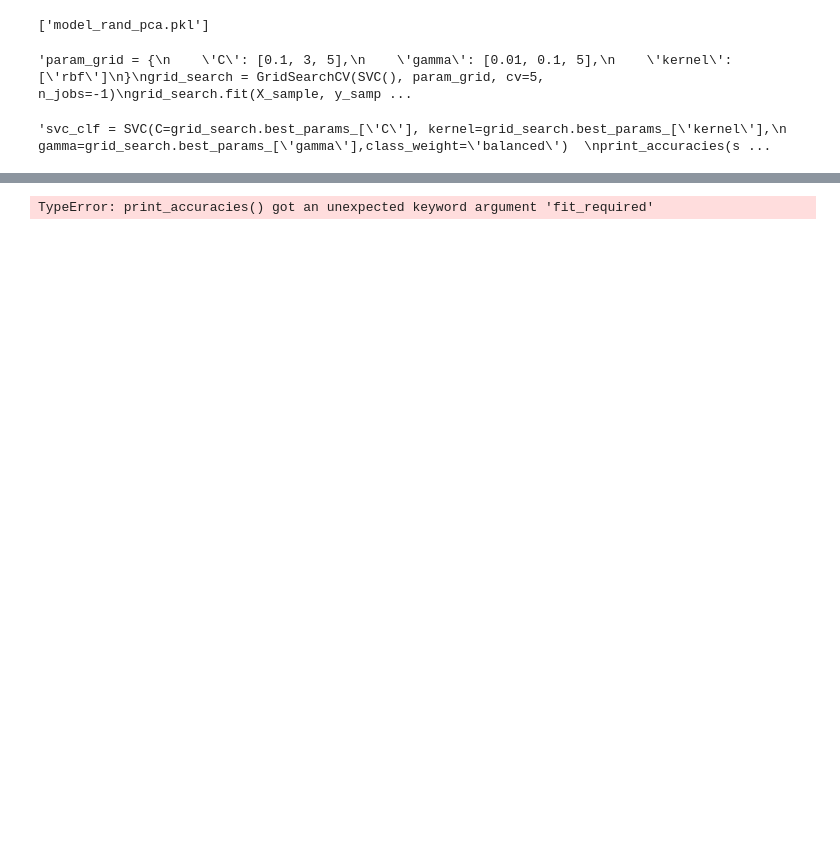
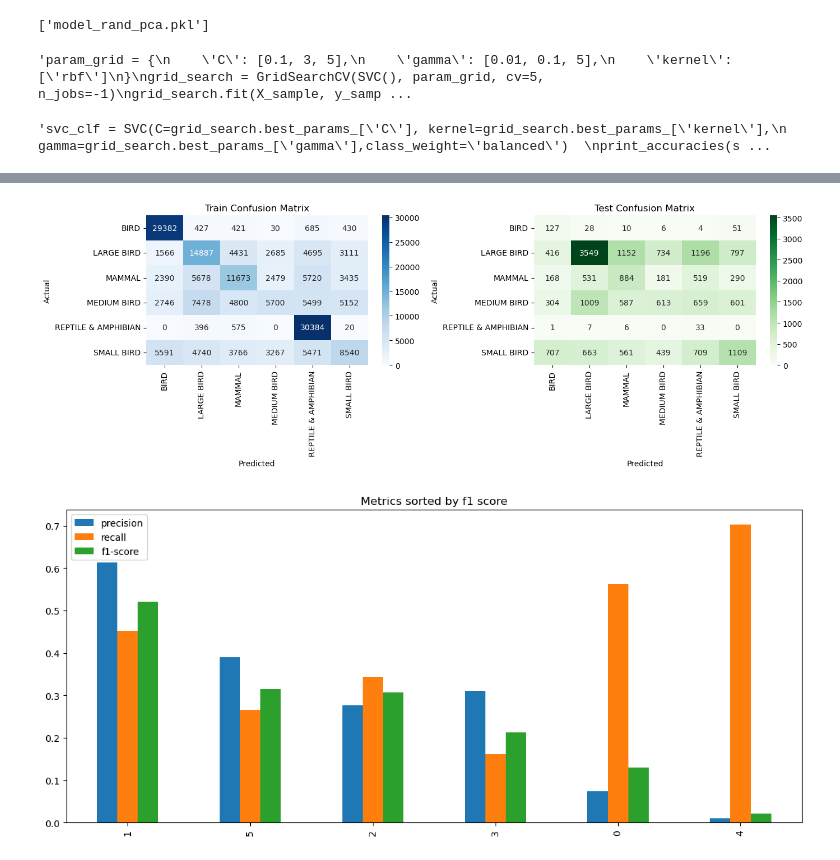
Before and after one commit to Clarkson-Applied-Data-Science/2024_ia651_gurmessa, a Jupyter notebook: EDA.ipynb, the cells around one changed output, grey strips where cells are left out. Drawn from its saved outputs; the diff is of its cells as text; code cells hidden in the pictures; blank space fills up the shorter version.

Commit message:
Read me updated with images from model results

```diff
--- a/EDA.ipynb
+++ b/EDA.ipynb
@@ -491,7 +491,16 @@ def print_accuracies(model, X_train, y_train, X_test, y_test, model_name,fit_req
     # Predict
     y_train_pred = model.predict(X_train)
     y_test_pred = model.predict(X_test)
+    if not fit_required:
+        y_train_pred_prob = model.predict(X_train)
+        y_test_pred_prob = model.predict(X_test)
 
+        # Convert predictions to class labels
+        y_train_pred = np.argmax(y_train_pred_prob, axis=1)
+        y_test_pred = np.argmax(y_test_pred_prob, axis=1)
+
+        y_train = np.argmax(y_train, axis=1)
+        y_test = np.argmax(y_test, axis=1)
     # Accuracy
     train_accuracy = accuracy_score(y_train, y_train_pred)
     test_accuracy = accuracy_score(y_test, y_test_pred)
@@ -523,6 +532,7 @@ def print_accuracies(model, X_train, y_train, X_test, y_test, model_name,fit_req
     axes[1].set_ylabel('Actual')
 
     plt.tight_layout()
+    plt.savefig(f"{model_name}_confusion.png", dpi=300, bbox_inches='tight')
     plt.show()
 
     report = classification_report(y_test, y_test_pred, output_dict=True, zero_division=1)
@@ -534,7 +544,7 @@ def print_accuracies(model, X_train, y_train, X_test, y_test, model_name,fit_req
 
     top_labels = df_labels.sort_values('f1-score', ascending=False).head(20)
     top_labels[['precision', 'recall', 'f1-score']].plot.bar(figsize=(14, 6), title='Metrics sorted by f1 score')
-
+    plt.savefig(f"{model_name}_metrics.png", dpi=300, bbox_inches='tight')
     plt.show()
 # %%
 model_log_no_pcs = LogisticRegression(random_state=42)
@@ -677,6 +687,17 @@ model = Sequential([
 
 model.compile(optimizer=tf.keras.optimizers.Adam(learning_rate=1e-3), loss='categorical_crossentropy', metrics=['accuracy'])
 model.fit(X_train, y_train_onehot, epochs=50, batch_size=32, validation_split=0.2)
-print_accuracies(model , X_train,y_train_onehot,X_test,y_test_onehot, "Neural Networks",fit_required=False, species_names=[str(cls) for cls in np.unique(y_train)])
+
+y_train_pred = np.argmax(model.predict(X_train), axis=1)
+y_test_pred = np.argmax(model.predict(X_test), axis=1)
+
+y_train_true = np.argmax(y_train_onehot, axis=1)
+y_test_true = np.argmax(y_test_onehot, axis=1)
+
+train_accuracy = accuracy_score(y_train_true, y_train_pred)
+test_accuracy = accuracy_score(y_test_true, y_test_pred)
+
+
+print_accuracies(model , X_train,y_train_onehot,X_test,y_test_onehot, "NeuralNetworks",fit_required=False, species_names=[str(cls) for cls in np.unique(y_train)])
 # %% [output]
 Epoch 1/50
@@ -699 +720,2 @@ Epoch 50/50
-TypeError: print_accuracies() got an unexpected keyword argument 'fit_required'
+[figure, added]
+[figure, added]
```
Also changed, not shown: parts of 7 cells of this notebook, 12 other files.
